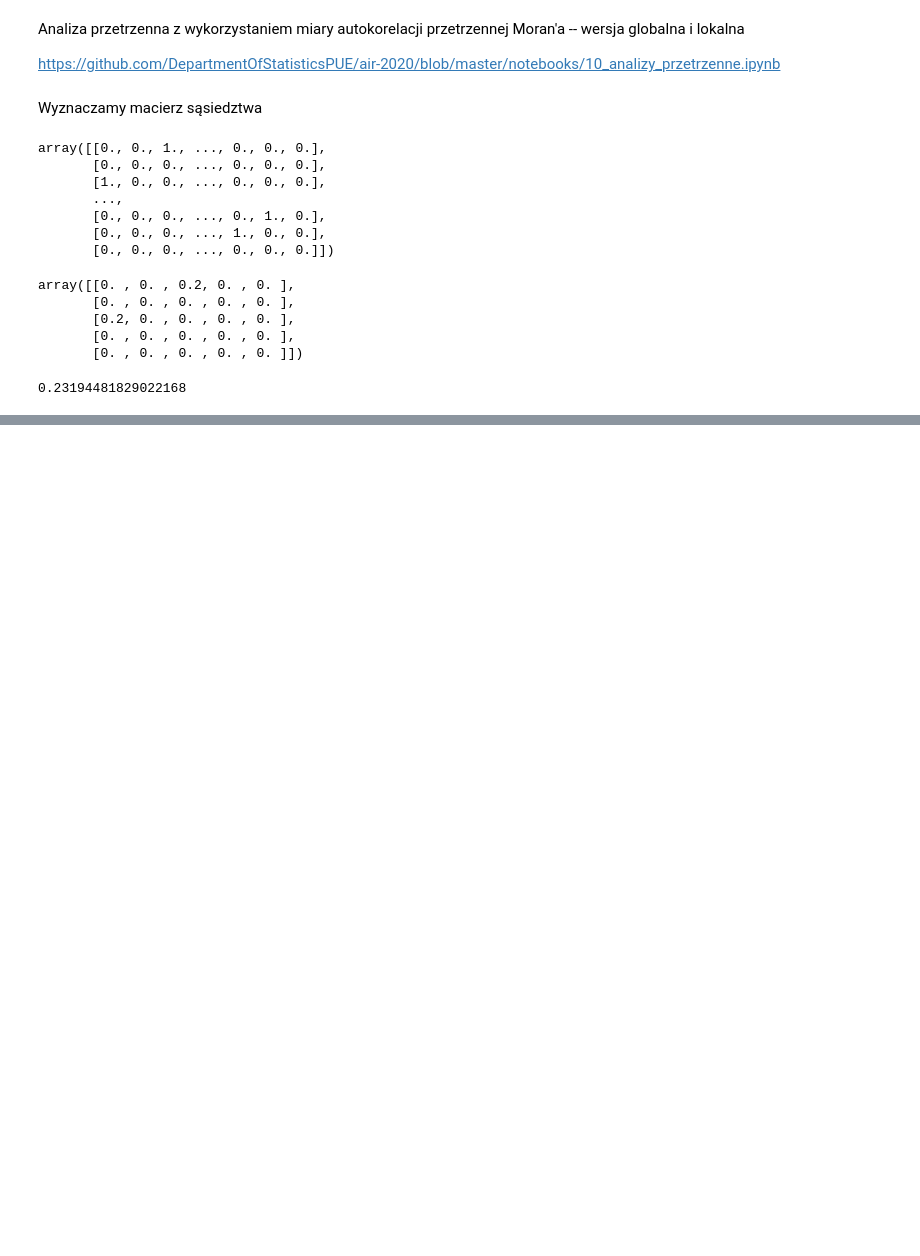
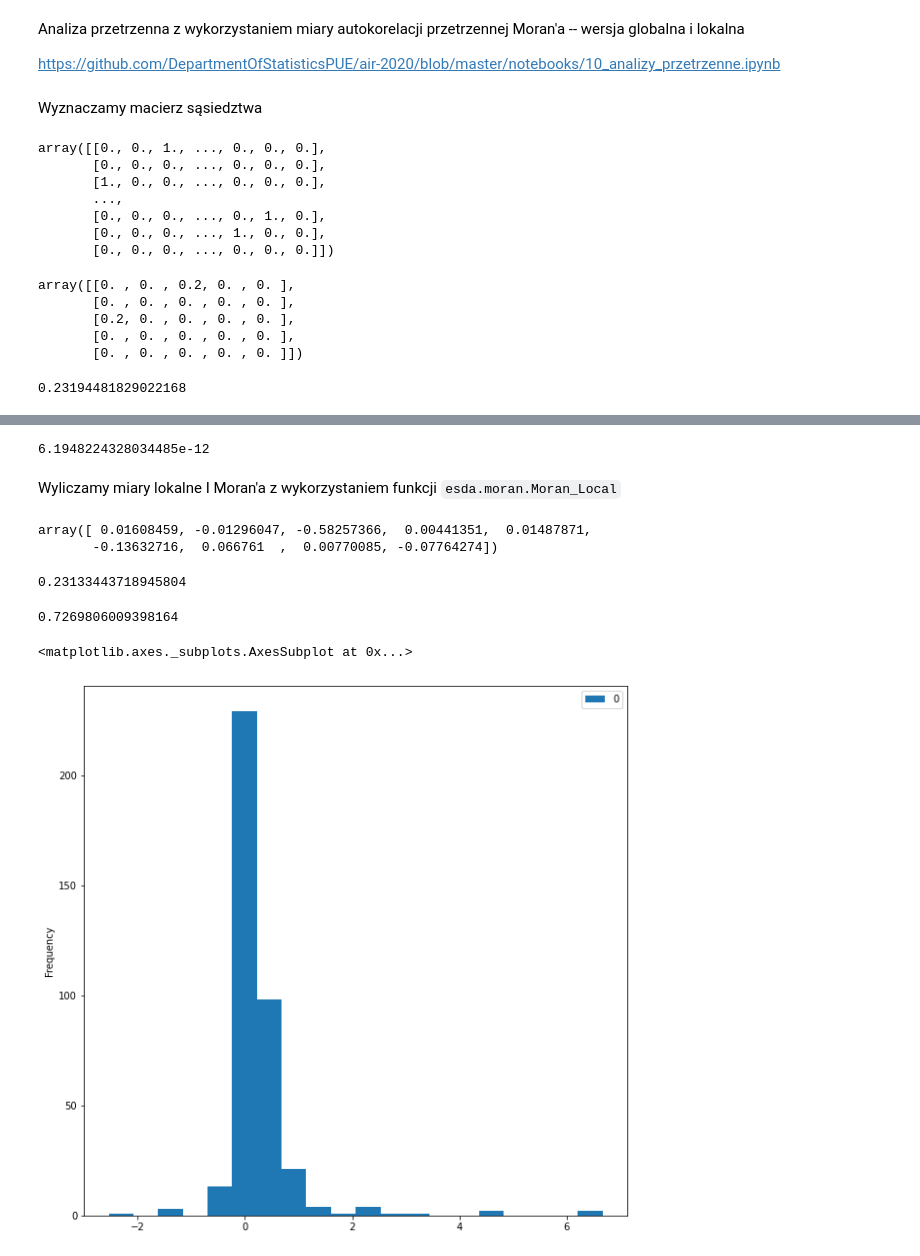
Before and after one commit to DepartmentOfStatisticsPUE/air-2021, a Jupyter notebook: notebooks/8_analizy_przetrzenne.ipynb, the cells around one changed output, grey strips where cells are left out. Cells and saved outputs as stored; diff of their text form; code cells hidden in the pictures; blank space fills up the shorter version.

```diff
--- a/notebooks/8_analizy_przetrzenne.ipynb
+++ b/notebooks/8_analizy_przetrzenne.ipynb
@@ -109,0 +122,26 @@ mi.I ## autokorelacja jest dodatnia - im wyższe wartości tym autokorelacja jes
+# %%
+mi.p_norm
+# %% [output]
+6.1948224328034485e-12
+# %% [markdown]
+Wyliczamy miary lokalne I Moran'a z wykorzystaniem funkcji `esda.moran.Moran_Local`
+# %%
+mi_local = esda.moran.Moran_Local(dane_analiza.Wartosc, W)
+mi_local.Is[1:10]
+# %% [output]
+array([ 0.01608459, -0.01296047, -0.58257366,  0.00441351,  0.01487871,
+       -0.13632716,  0.066761  ,  0.00770085, -0.07764274])
+# %%
+np.mean(mi_local.Is)
+# %% [output]
+0.23133443718945804
+# %%
+np.std(mi_local.Is)
+# %% [output]
+0.7269806009398164
+# %%
+dane_analiza.moran = pd.DataFrame(mi_local.Is)
+dane_analiza.moran.plot.hist(bins = 20)
+# %% [output]
+<matplotlib.axes._subplots.AxesSubplot at 0x...>
+[figure, added]
```
Also changed, not shown: parts of 10 cells of this notebook, 1 other file.
